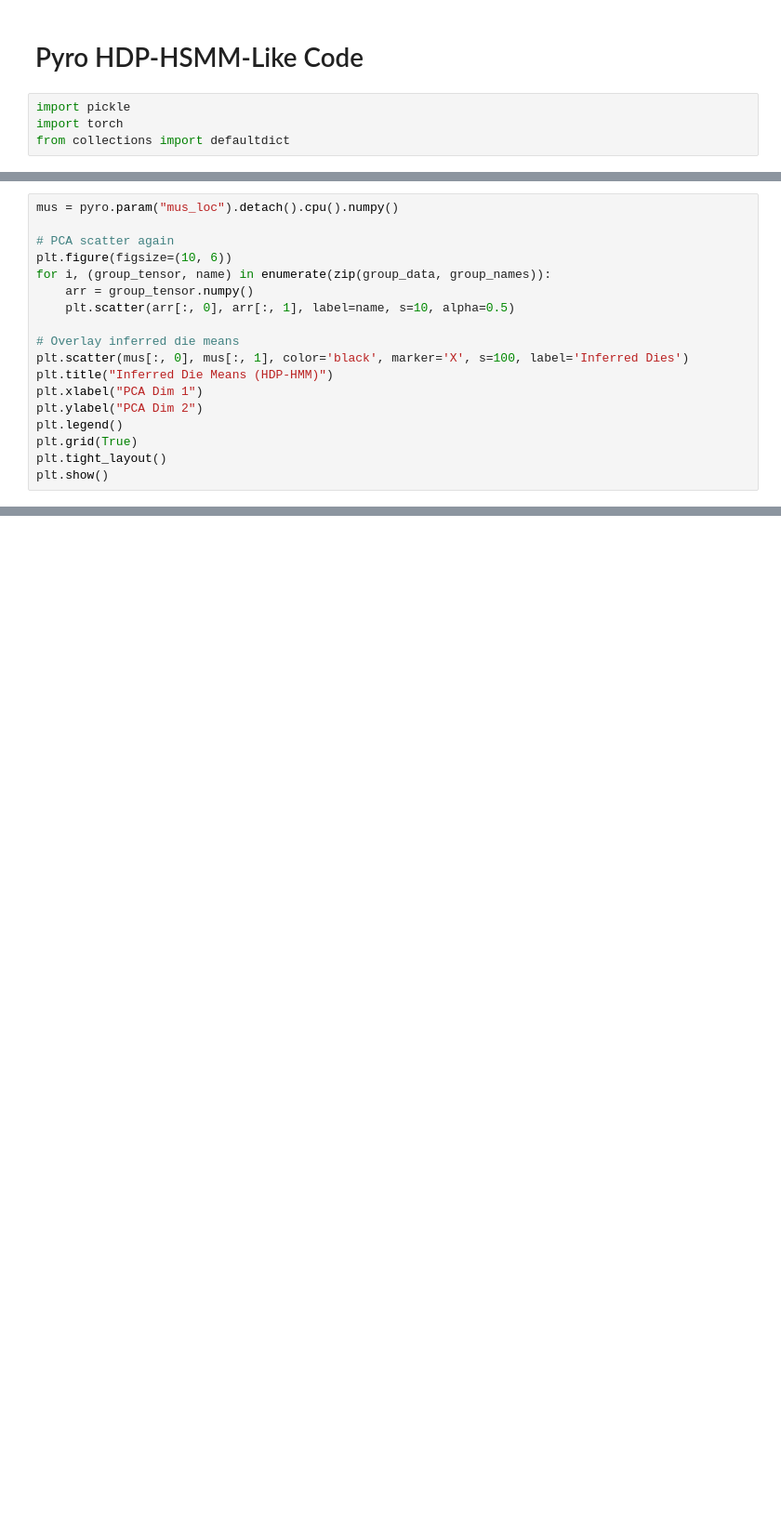
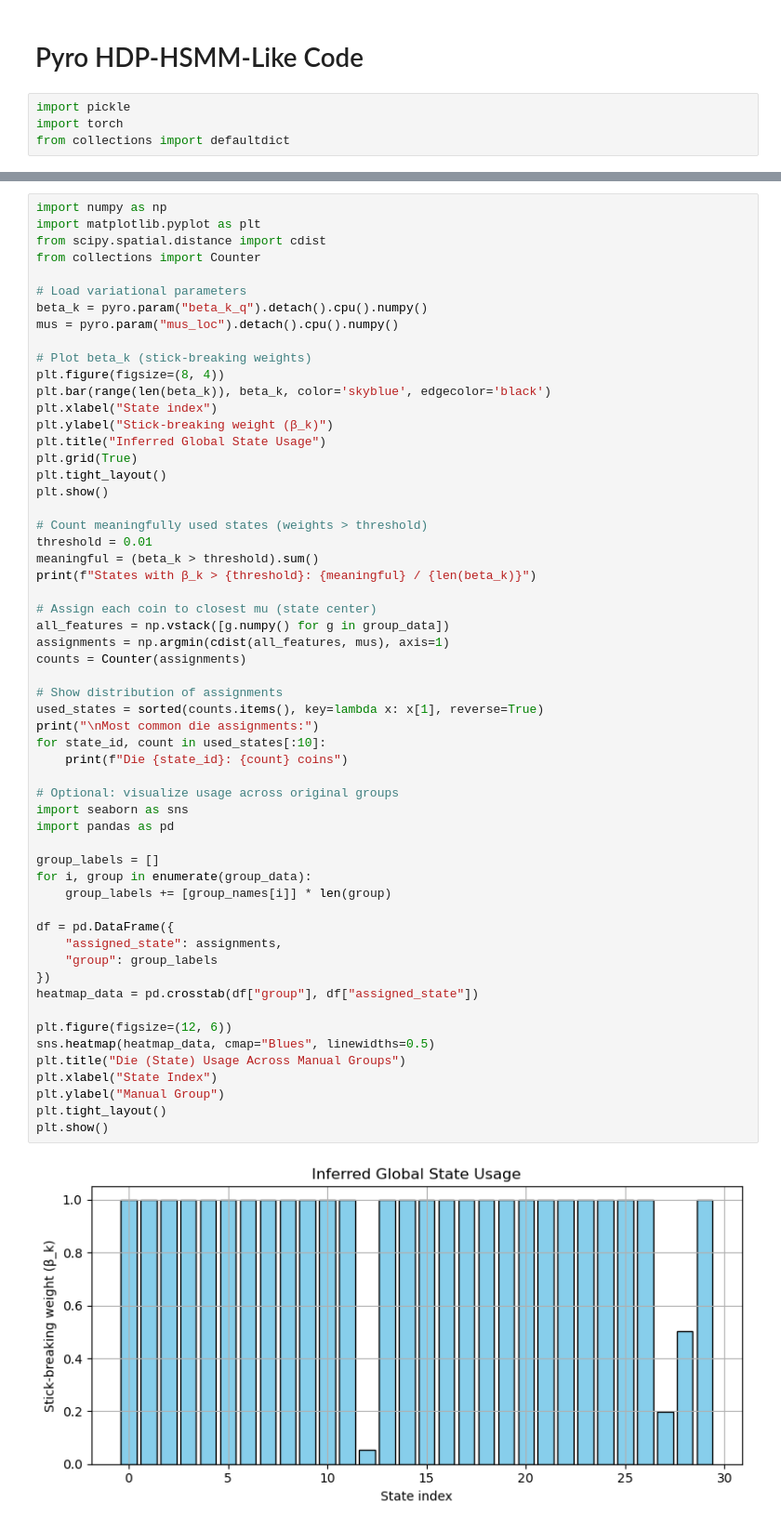
Before and after one commit to alexander-schl/data_challenges, a Jupyter notebook: hdp_hsmm.ipynb, the cells around one changed output, grey strips where cells are left out. Shown: that part at 93% size. Drawn from its saved outputs; the diff is of its cells as text; blank space fills up the shorter version.

```diff
--- a/hdp_hsmm.ipynb
+++ b/hdp_hsmm.ipynb
@@ -166,18 +169,0 @@ Estimated number of used dies (states): 50 out of 50
-# %%
-mus = pyro.param("mus_loc").detach().cpu().numpy()
-
-# PCA scatter again
-plt.figure(figsize=(10, 6))
-for i, (group_tensor, name) in enumerate(zip(group_data, group_names)):
-    arr = group_tensor.numpy()
-    plt.scatter(arr[:, 0], arr[:, 1], label=name, s=10, alpha=0.5)
-
-# Overlay inferred die means
-plt.scatter(mus[:, 0], mus[:, 1], color='black', marker='X', s=100, label='Inferred Dies')
-plt.title("Inferred Die Means (HDP-HMM)")
-plt.xlabel("PCA Dim 1")
-plt.ylabel("PCA Dim 2")
-plt.legend()
-plt.grid(True)
-plt.tight_layout()
-plt.show()
@@ -185,0 +170,59 @@ plt.show()
+# %%
+import numpy as np
+import matplotlib.pyplot as plt
+from scipy.spatial.distance import cdist
+from collections import Counter
+
+# Load variational parameters
+beta_k = pyro.param("beta_k_q").detach().cpu().numpy()
+mus = pyro.param("mus_loc").detach().cpu().numpy()
+
+# Plot beta_k (stick-breaking weights)
+plt.figure(figsize=(8, 4))
+plt.bar(range(len(beta_k)), beta_k, color='skyblue', edgecolor='black')
+plt.xlabel("State index")
+plt.ylabel("Stick-breaking weight (β_k)")
+plt.title("Inferred Global State Usage")
+plt.grid(True)
+plt.tight_layout()
+plt.show()
+
+# Count meaningfully used states (weights > threshold)
+threshold = 0.01
+meaningful = (beta_k > threshold).sum()
+print(f"States with β_k > {threshold}: {meaningful} / {len(beta_k)}")
+
+# Assign each coin to closest mu (state center)
+all_features = np.vstack([g.numpy() for g in group_data])
+assignments = np.argmin(cdist(all_features, mus), axis=1)
+counts = Counter(assignments)
+
+# Show distribution of assignments
+used_states = sorted(counts.items(), key=lambda x: x[1], reverse=True)
+print("\nMost common die assignments:")
+for state_id, count in used_states[:10]:
+    print(f"Die {state_id}: {count} coins")
+
+# Optional: visualize usage across original groups
+import seaborn as sns
+import pandas as pd
+
+group_labels = []
+for i, group in enumerate(group_data):
+    group_labels += [group_names[i]] * len(group)
+
+df = pd.DataFrame({
+    "assigned_state": assignments,
+    "group": group_labels
+})
+heatmap_data = pd.crosstab(df["group"], df["assigned_state"])
+
+plt.figure(figsize=(12, 6))
+sns.heatmap(heatmap_data, cmap="Blues", linewidths=0.5)
+plt.title("Die (State) Usage Across Manual Groups")
+plt.xlabel("State Index")
+plt.ylabel("Manual Group")
+plt.tight_layout()
+plt.show()
+# %% [output]
+[figure, added]
```
Also changed, not shown: parts of 14 cells of this notebook.
